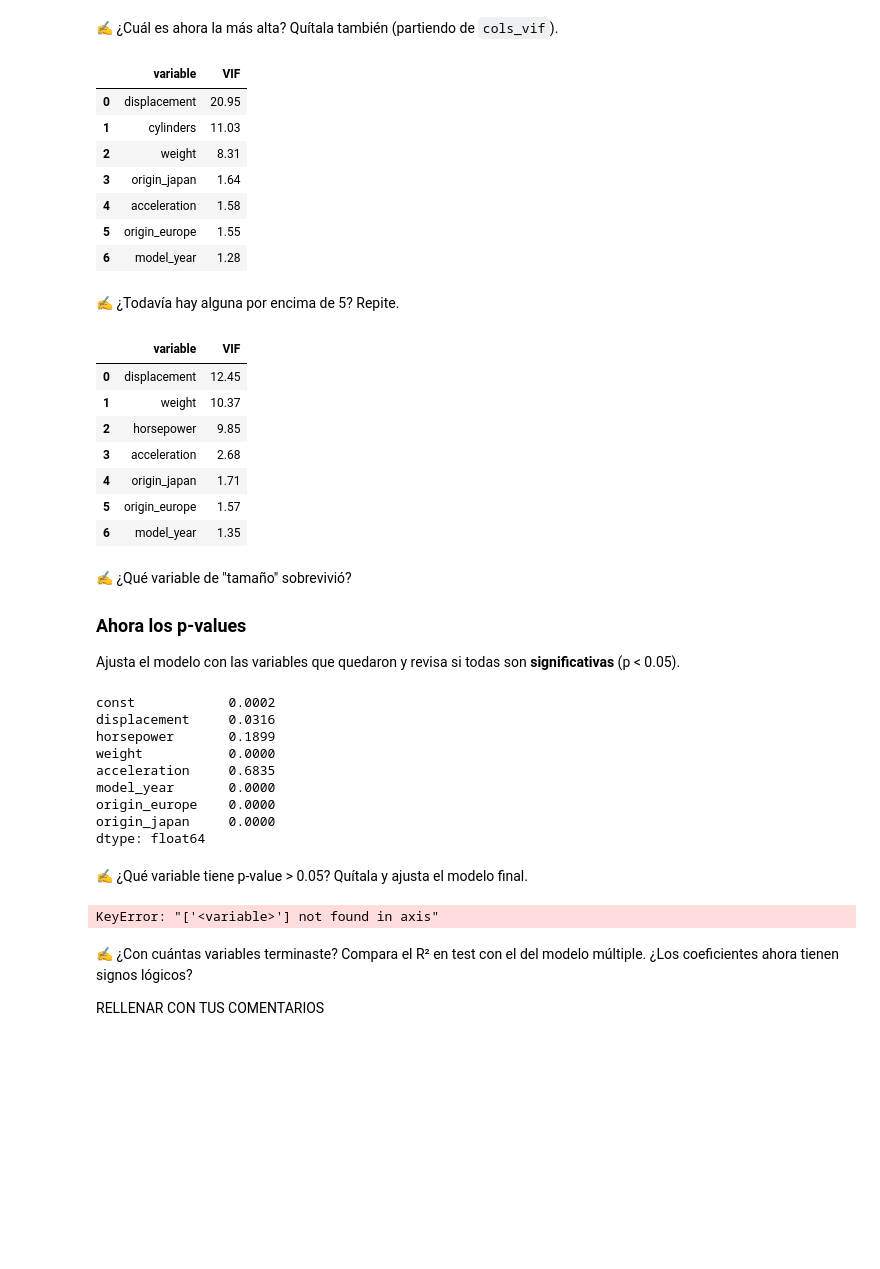
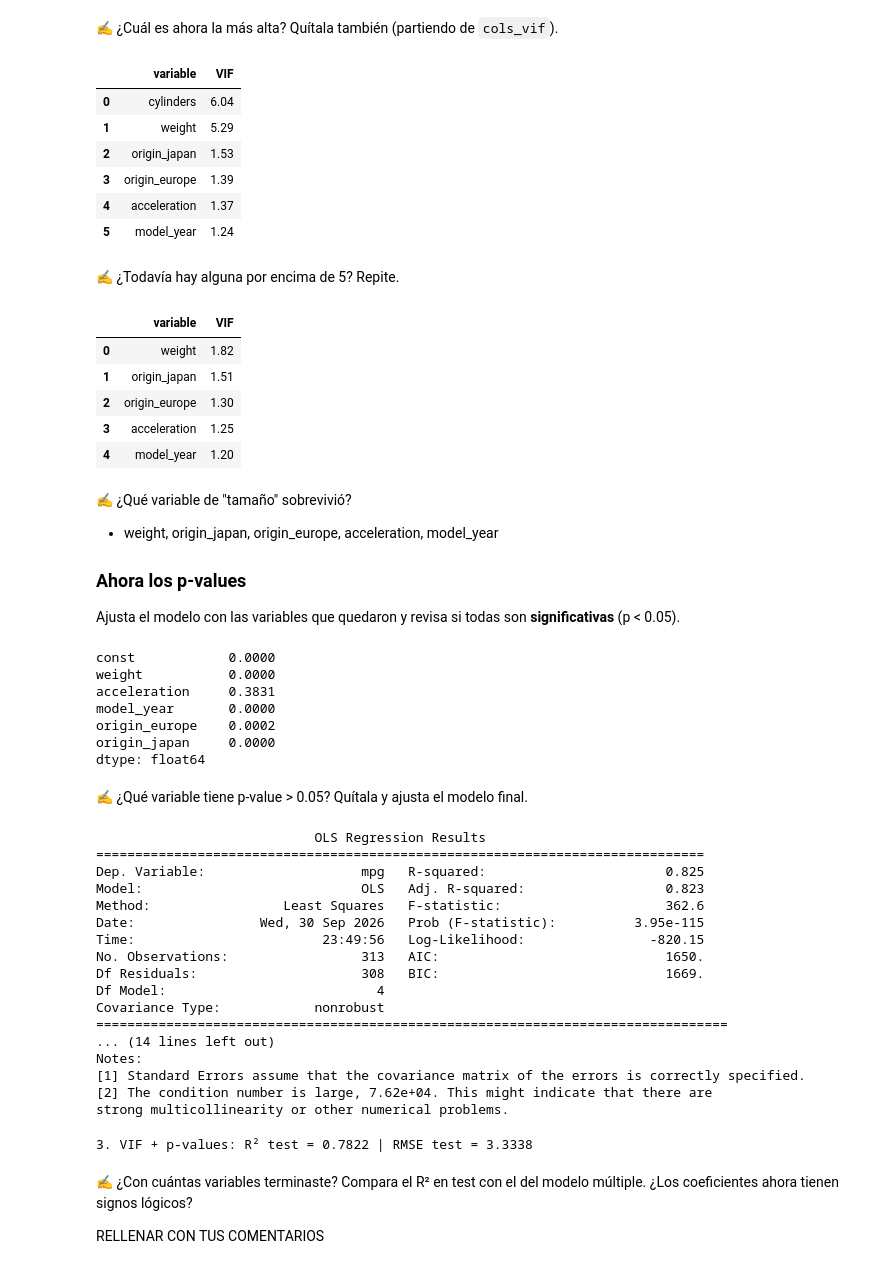
Before and after one commit to faridsaadeg-hash/modelos-predictivos-farid, a Jupyter notebook: 01-regresion-lineal/caso_mpg.ipynb, the cells around one changed output. Cells and saved outputs as stored; diff of their text form; code cells hidden in the pictures; blank space fills up the shorter version.

```diff
--- a/01-regresion-lineal/caso_mpg.ipynb
+++ b/01-regresion-lineal/caso_mpg.ipynb
@@ -725,36 +725,35 @@ calcular_vif(X_train_enc[cols_vif])
 # cols_vif = cols_vif.drop('<variable>')
 # calcular_vif(X_train_enc[cols_vif])
 # ✍️ Tu código aquí
-cols_vif = X_train_enc.columns.drop('horsepower')
+cols_vif = cols_vif.drop('horsepower')
 calcular_vif(X_train_enc[cols_vif])
 # %% [output]
 |  | variable | VIF |
-| 0 | displacement | 20.95 |
-| 1 | cylinders | 11.03 |
-| 2 | weight | 8.31 |
-| 3 | origin_japan | 1.64 |
-| 4 | acceleration | 1.58 |
-| 5 | origin_europe | 1.55 |
-| 6 | model_year | 1.28 |
+| 0 | cylinders | 6.04 |
+| 1 | weight | 5.29 |
+| 2 | origin_japan | 1.53 |
+| 3 | origin_europe | 1.39 |
+| 4 | acceleration | 1.37 |
+| 5 | model_year | 1.24 |
 # %% [markdown]
 ✍️ ¿Todavía hay alguna por encima de 5? Repite.
 # %%
 # cols_vif = cols_vif.drop('<variable>')
 # calcular_vif(X_train_enc[cols_vif])
 # ✍️ Tu código aquí
-cols_vif = X_train_enc.columns.drop('cylinders')
+
+cols_vif = cols_vif.drop('cylinders')
 calcular_vif(X_train_enc[cols_vif])
 # %% [output]
 |  | variable | VIF |
-| 0 | displacement | 12.45 |
-| 1 | weight | 10.37 |
-| 2 | horsepower | 9.85 |
-| 3 | acceleration | 2.68 |
-| 4 | origin_japan | 1.71 |
-| 5 | origin_europe | 1.57 |
-| 6 | model_year | 1.35 |
+| 0 | weight | 1.82 |
+| 1 | origin_japan | 1.51 |
+| 2 | origin_europe | 1.30 |
+| 3 | acceleration | 1.25 |
+| 4 | model_year | 1.20 |
 # %% [markdown]
 ✍️ ¿Qué variable de "tamaño" sobrevivió?
+- weight, origin_japan, origin_europe, acceleration, model_year
 
 ### Ahora los p-values
 Ajusta el modelo con las variables que quedaron y revisa si todas son **significativas** (p < 0.05).
@@ -765,13 +764,11 @@ Ajusta el modelo con las variables que quedaron y revisa si todas son **signific
 modelo_vif = ajustar_ols(X_train_enc[cols_vif], y_train)
 modelo_vif.pvalues.round(4)
 # %% [output]
-const            0.0002
-displacement     0.0316
-horsepower       0.1899
+const            0.0000
 weight           0.0000
-acceleration     0.6835
+acceleration     0.3831
 model_year       0.0000
-origin_europe    0.0000
+origin_europe    0.0002
 origin_japan     0.0000
 dtype: float64
 # %% [markdown]
@@ -781,17 +778,41 @@ dtype: float64
 # 2. modelo_vif = ajustar_ols(X_train_enc[cols_vif], y_train)
 # 3. print(modelo_vif.summary())
 # ✍️ Tu código aquí
-cols_vif = cols_vif.drop('<variable>')
+
+cols_vif = cols_vif.drop('acceleration')
 modelo_vif = ajustar_ols(X_train_enc[cols_vif], y_train)
 print(modelo_vif.summary())
 # %% [output]
-KeyError: "['<variable>'] not found in axis"
+                            OLS Regression Results
+==============================================================================
+Dep. Variable:                    mpg   R-squared:                       0.825
+Model:                            OLS   Adj. R-squared:                  0.823
+Method:                 Least Squares   F-statistic:                     362.6
+Date:                Wed, 30 Sep 2026   Prob (F-statistic):          3.95e-115
+Time:                        23:49:56   Log-Likelihood:                -820.15
+No. Observations:                 313   AIC:                             1650.
+Df Residuals:                     308   BIC:                             1669.
+Df Model:                           4
+Covariance Type:            nonrobust
+=================================================================================
+... (14 lines left out)
+Notes:
+[1] Standard Errors assume that the covariance matrix of the errors is correctly specified.
+[2] The condition number is large, 7.62e+04. This might indicate that there are
+strong multicollinearity or other numerical problems.
 # %%
 # Evalúa modelo_vif y agrégalo a la comparación (usa X_test_enc[cols_vif])
 # ✍️ Tu código aquí
 comparacion.append(
-
+    evaluar_modelo(
+        '3. VIF + p-values',
+        modelo_vif,
+        X_test_enc[cols_vif],
+        y_test
+    )
 )
+# %% [output]
+3. VIF + p-values: R² test = 0.7822 | RMSE test = 3.3338
 # %% [markdown]
 ✍️ ¿Con cuántas variables terminaste? Compara el R² en test con el del modelo múltiple. ¿Los coeficientes ahora tienen signos lógicos?
 
```
Also changed, not shown: parts of 8 cells of this notebook.
